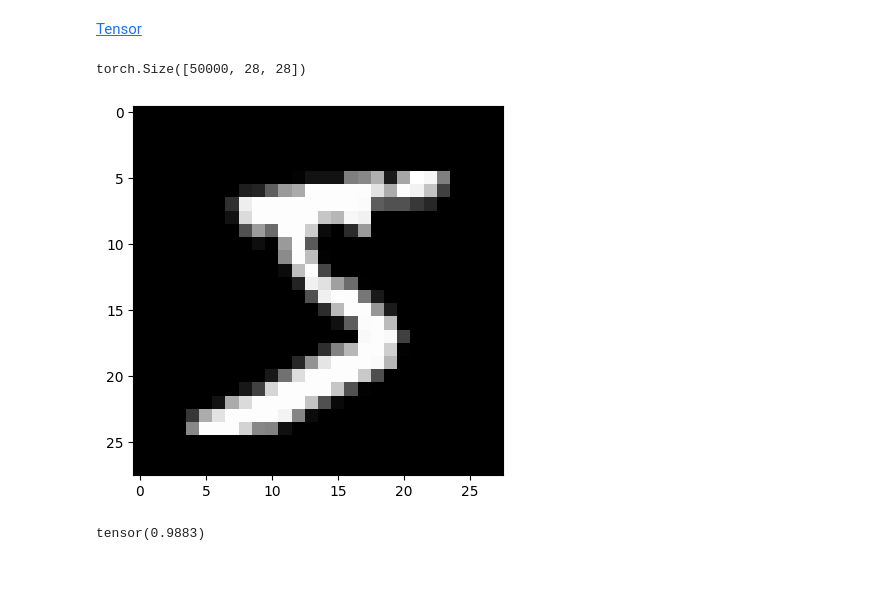
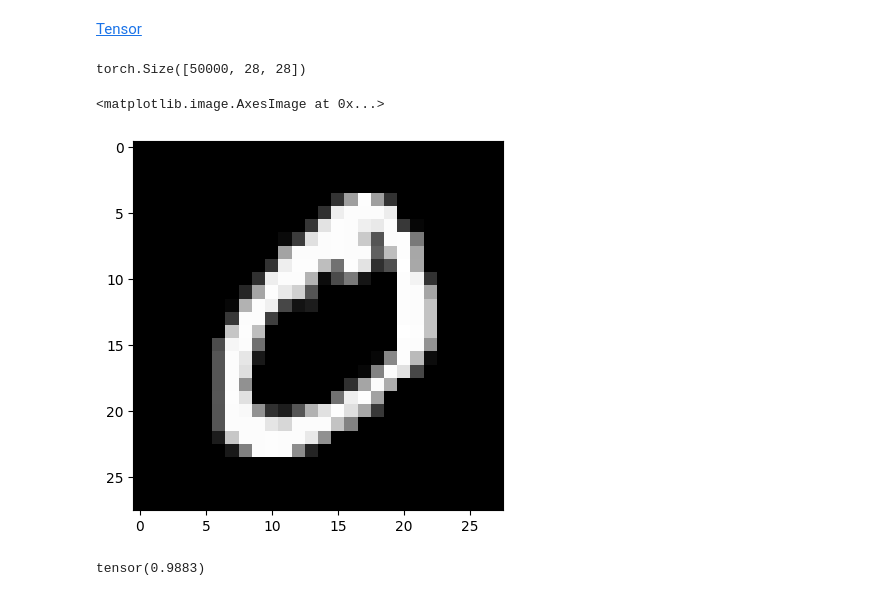
Before and after one commit to conscioustahoe/gradients, a Jupyter notebook: matmul.ipynb, the cells around one changed output. Drawn from its saved outputs; the diff is of its cells as text; code cells hidden in the pictures.

```diff
--- a/matmul.ipynb
+++ b/matmul.ipynb
@@ -118,13 +120,16 @@ x_train.type()
 'torch.FloatTensor'
 # %% [markdown]
 [Tensor](https://pytorch.org/docs/stable/tensors.html)
-# %%
-imgs = x_train.reshape((-1,28,28))
-imgs.shape
-# %% [output]
-torch.Size([50000, 28, 28])
+# %%
+imgs = x_train.reshape(-1, 28, 28)
+# reshapes the tensor into a 3D tensor with dimensions [50000, 28, 28].
+# The -1 is used to automatically infer the size of the first dimension based on the total number of elements, ensuring that the reshaping is consistent.
+imgs.shape
+# %% [output]
+torch.Size([50000, 28, 28])
 # %%
-plt.imshow(imgs[0]);
+plt.imshow(imgs[1])
 # %% [output]
+<matplotlib.image.AxesImage at 0x...>
-[figure, old version]
+[figure, new version]
 # %%
```
Also changed, not shown: parts of 63 cells of this notebook.
